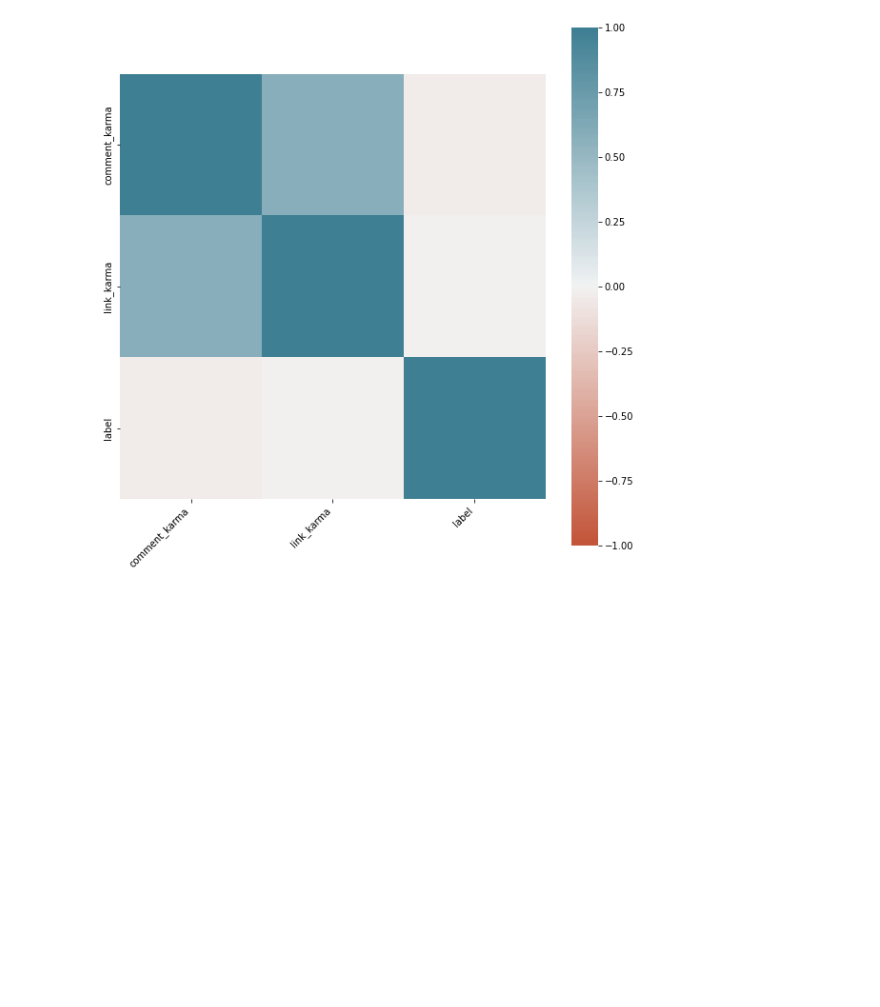
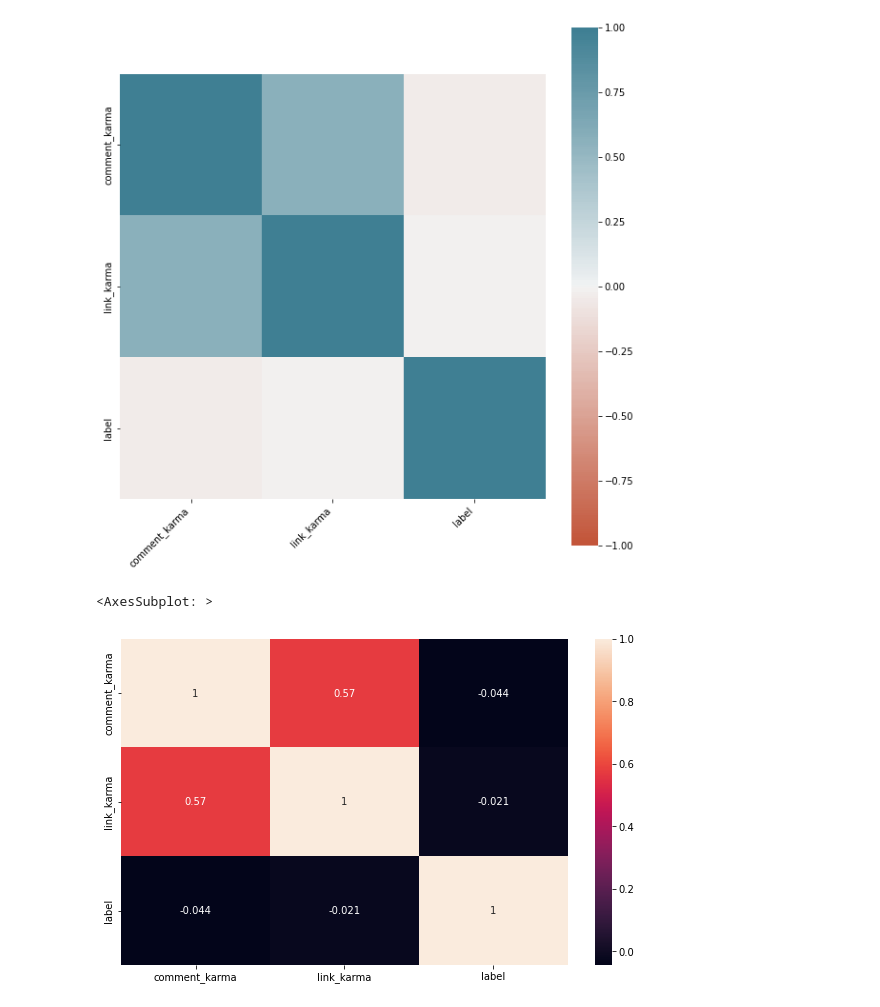
Before and after one commit to RemiHurstel/scam-prediction-on-Reddit, a Jupyter notebook: visualization.ipynb, the cells around one changed output. Cells and saved outputs as stored; diff of their text form; code cells hidden in the pictures; blank space fills up the shorter version.

```diff
--- a/visualization.ipynb
+++ b/visualization.ipynb
@@ -215,3 +199,9 @@ ax.set_xticklabels(
  Text(1.5, 0, 'link_karma'),
  Text(2.5, 0, 'label')]
 [figure]
+# %%
+plt.figure(figsize=(10,6))
+sns.heatmap(data_train.corr(method='pearson'),annot=True)
+# %% [output]
+<AxesSubplot: >
+[figure, added]
```
Also changed, not shown: parts of 21 cells of this notebook.
